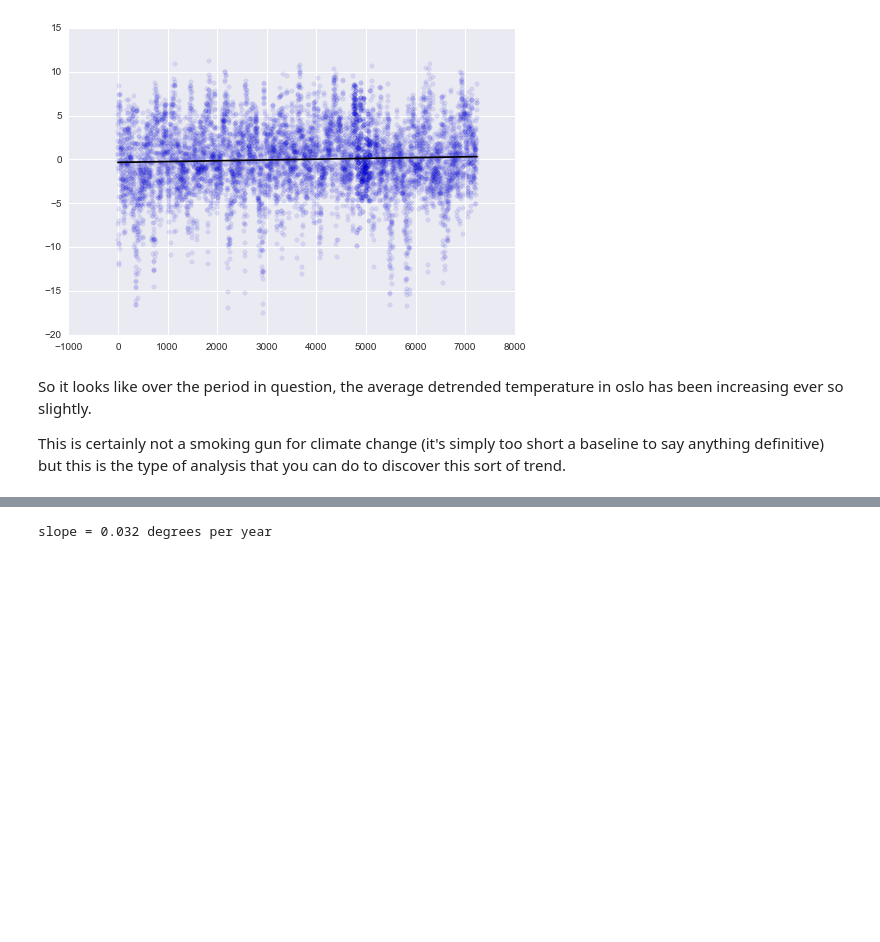
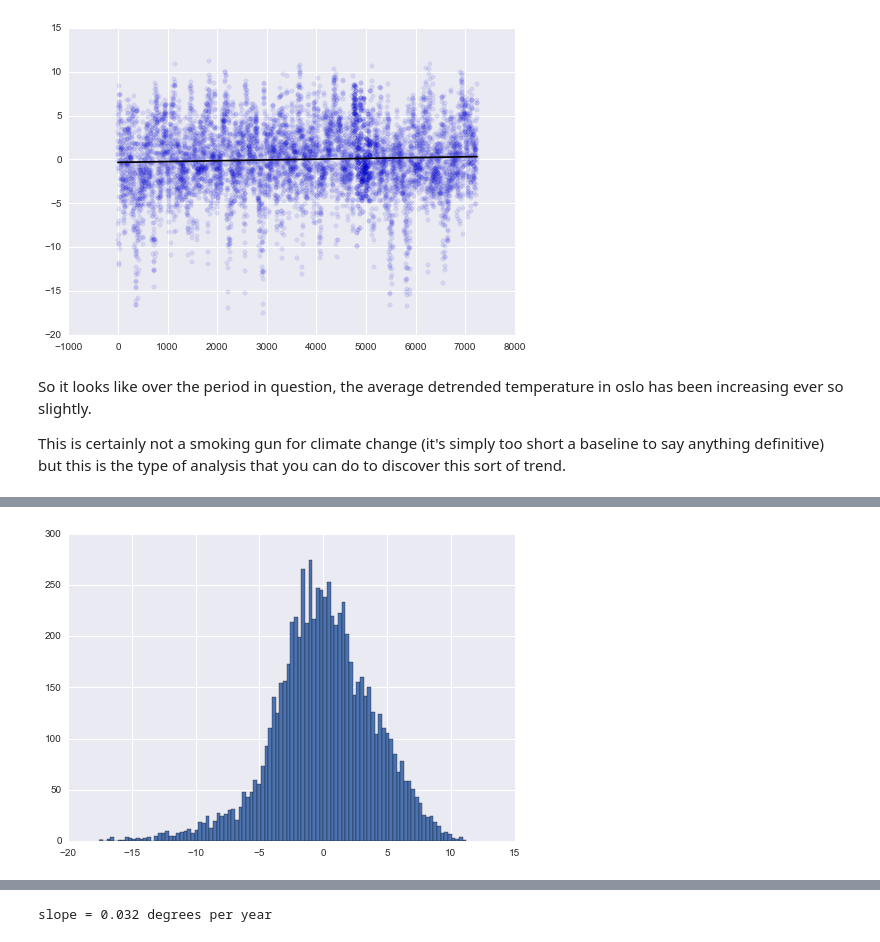
Before and after one commit to jakevdp/OsloWorkshop2014, a Jupyter notebook: notebooks/solutions/Solution-02.2.ipynb, the cells around one changed output, grey strips where cells are left out. Cells and saved outputs as stored; diff of their text form; code cells hidden in the pictures; blank space fills up the shorter version.

```diff
--- a/notebooks/solutions/Solution-02.2.ipynb
+++ b/notebooks/solutions/Solution-02.2.ipynb
@@ -253,0 +266,4 @@ This is certainly not a smoking gun for climate change (it's simply too short a
+# %%
+plt.hist(y_detrended, 100);
+# %% [output]
+[figure, added]
```
Also changed, not shown: parts of 6 cells of this notebook, 1 other file.
